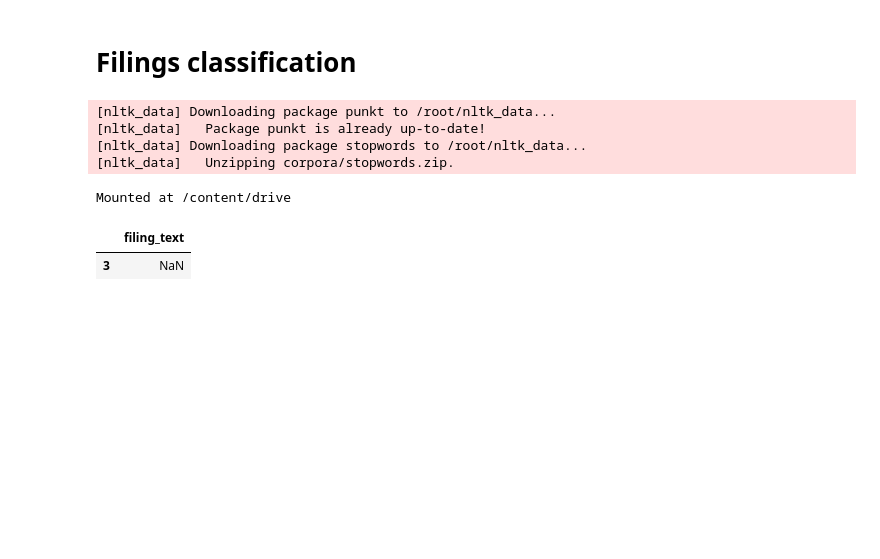
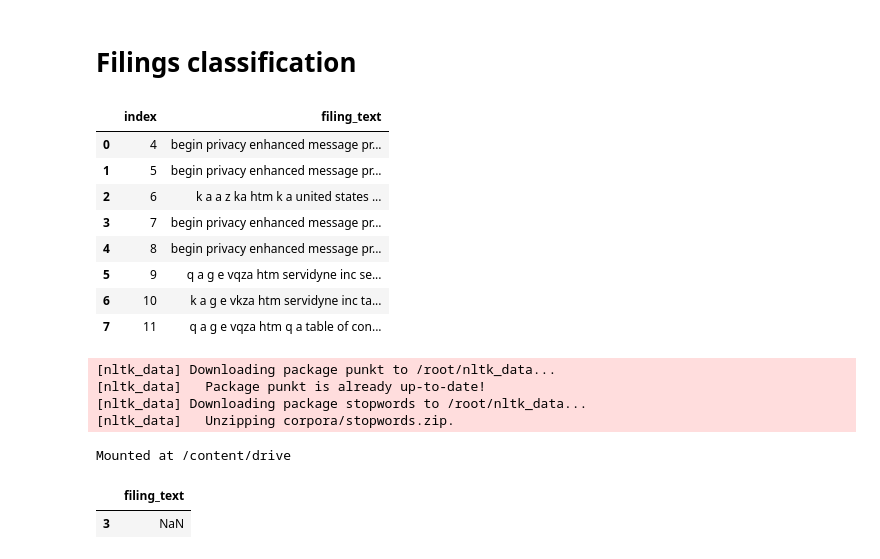
Before and after one commit to bemarina/text-clf-deep-learning, a Jupyter notebook: data_preparation.ipynb, the cells around one changed output. Saved outputs shown, nothing was run; the diff lists cells and outputs as text; code cells hidden in the pictures; blank space fills up the shorter version.

Commit message:
added code to preprocess filing texts and insert them in a pandas df

```diff
--- a/data_preparation.ipynb
+++ b/data_preparation.ipynb
@@ -10,4 +11,19 @@ from sklearn import decomposition, ensemble
 import pandas as pd
+# %%
+data = pd.read_csv('.dataFiles/outputDF.csv')
+# %%
+type(data)
+data
+# %% [output]
+|  | index | filing_text |
+| 0 | 4 | begin privacy enhanced message pr... |
+| 1 | 5 | begin privacy enhanced message pr... |
+| 2 | 6 | k a a z ka htm k a united states ... |
+| 3 | 7 | begin privacy enhanced message pr... |
+| 4 | 8 | begin privacy enhanced message pr... |
+| 5 | 9 | q a g e vqza htm servidyne inc se... |
+| 6 | 10 | k a g e vkza htm servidyne inc ta... |
+| 7 | 11 | q a g e vqza htm q a table of con... |
 # %%
 import re
 import nltk
```
Also changed, not shown: parts of 1 cell of this notebook, 1 other file.
